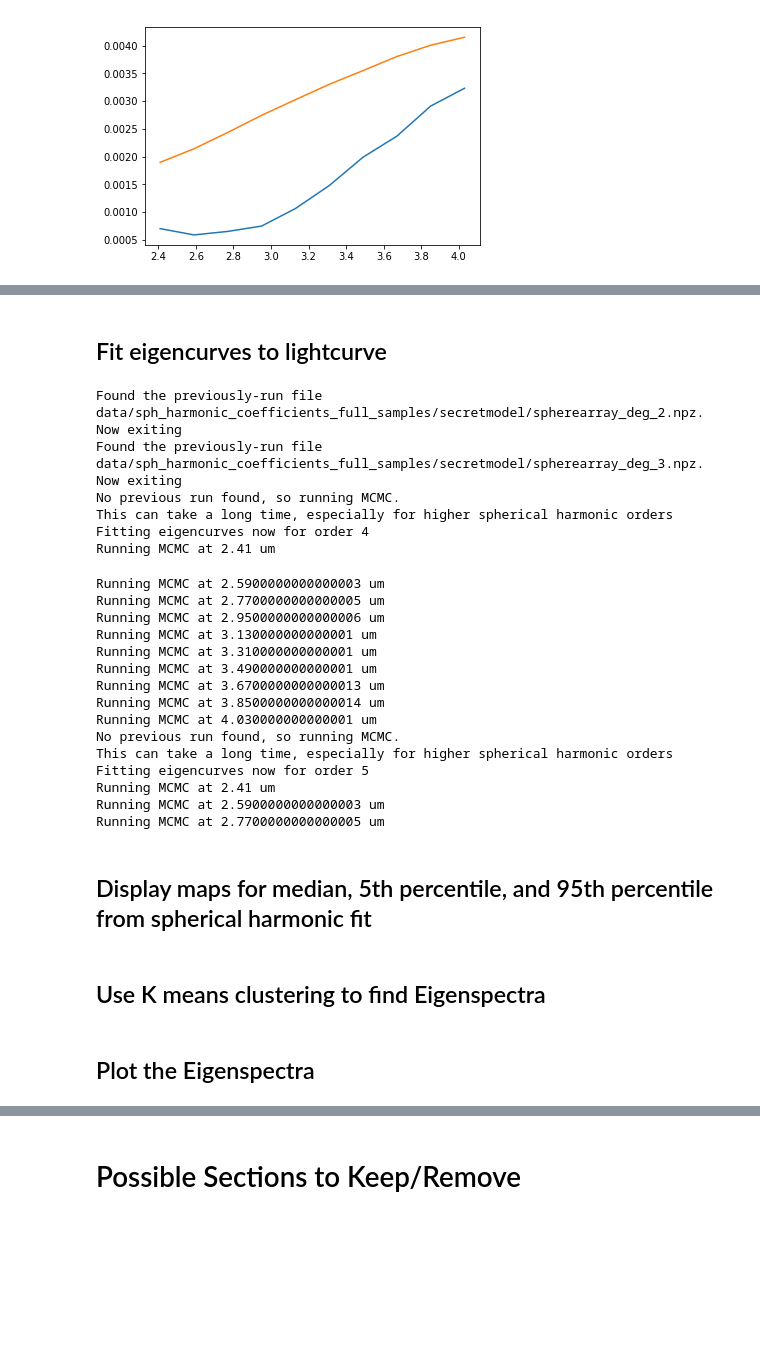
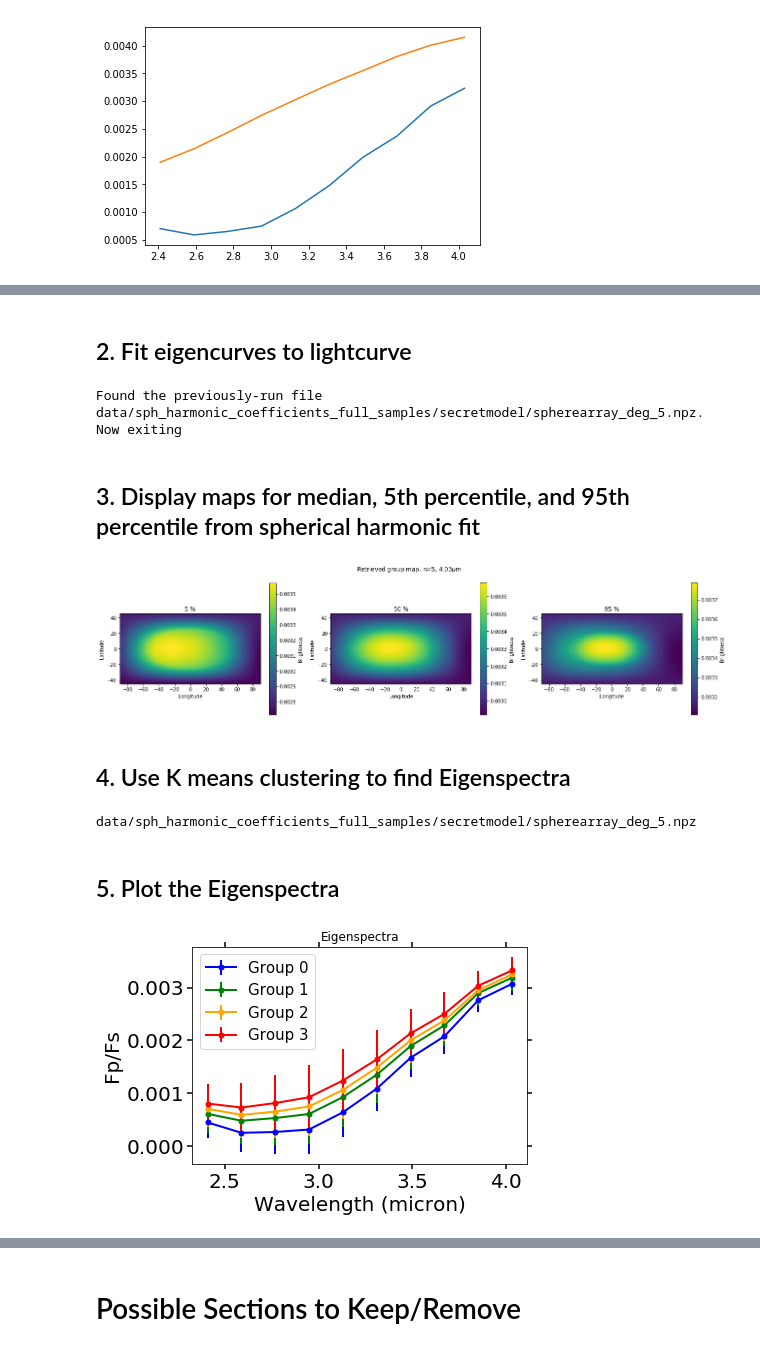
Before and after one commit to multidworlds/eigenspectra, a Jupyter notebook: master_cleaned.ipynb, the cells around one changed output, grey strips where cells are left out. Cells and saved outputs as stored; diff of their text form; code cells hidden in the pictures; blank space fills up the shorter version.

```diff
--- a/master_cleaned.ipynb
+++ b/master_cleaned.ipynb
@@ -268,43 +279,29 @@ np.savez(filename,time=time,wl=lam,dwl=dlam,lightcurve=lcurves)
 # %% [markdown]
-## Fit eigencurves to lightcurve
+## 2. Fit eigencurves to lightcurve
 # %%
 ## Results are saved in data/sph_harmonic_coefficients_full_samples
-for oneOrd in np.arange(2,6): #which degrees of spherical harmonics you want to create fits for
+for oneOrd in np.arange(5,6): #which degrees of spherical harmonics you want to create fits for
     run_higher_sph_harm.run_lc_noise_and_fit(norder=oneOrd,usePath=filename)
 # %% [output]
-Found the previously-run file data/sph_harmonic_coefficients_full_samples/secretmodel/spherearray_deg_2.npz. Now exiting
-Found the previously-run file data/sph_harmonic_coefficients_full_samples/secretmodel/spherearray_deg_3.npz. Now exiting
-No previous run found, so running MCMC.
-This can take a long time, especially for higher spherical harmonic orders
-Fitting eigencurves now for order 4
-Running MCMC at 2.41 um
+Found the previously-run file data/sph_harmonic_coefficients_full_samples/secretmodel/spherearray_deg_5.npz. Now exiting
-Running MCMC at 2.5900000000000003 um
-Running MCMC at 2.7700000000000005 um
-Running MCMC at 2.9500000000000006 um
-Running MCMC at 3.130000000000001 um
-Running MCMC at 3.310000000000001 um
-Running MCMC at 3.490000000000001 um
-Running MCMC at 3.6700000000000013 um
-Running MCMC at 3.8500000000000014 um
-Running MCMC at 4.030000000000001 um
-No previous run found, so running MCMC.
-This can take a long time, especially for higher spherical harmonic orders
-Fitting eigencurves now for order 5
-Running MCMC at 2.41 um
-Running MCMC at 2.5900000000000003 um
-Running MCMC at 2.7700000000000005 um
 # %% [markdown]
-## Display maps for median, 5th percentile, and 95th percentile from spherical harmonic fit
+## 3. Display maps for median, 5th percentile, and 95th percentile from spherical harmonic fit
 # %%
 dataDir='data/sph_harmonic_coefficients_full_samples/'+model_name+'/'
-waves=get_map_and_plot(waveInd=3,degree=3,dataDir=dataDir) #FINDME: using a different waveInd will show maps at a different wavelength; using a different degree will show a fit with a different number of spherical harmonics
+waves=get_map_and_plot(waveInd=9,degree=5,dataDir=dataDir) #FINDME: using a different waveInd will show maps at a different wavelength; using a different degree will show a fit with a different number of spherical harmonics
+# %% [output]
+[figure, added]
 # %% [markdown]
-## Use K means clustering to find Eigenspectra
+## 4. Use K means clustering to find Eigenspectra
 # %%
-degree=3 #FINDME: change this to investigate fits with different numbers of spherical harmonics
-eigenspectra_draws, kgroup_draws = find_groups(dataDir,degree=degree,trySamples=200,ngroups=3) #FINDME: change ngroups to cluster the data into a different number of eigengroups
+degree=5 #FINDME: change this to investigate fits with different numbers of spherical harmonics
+ngroups=4 #FINDME: change ngroups to cluster the data into a different number of eigengroups
+eigenspectra_draws, kgroup_draws = find_groups(dataDir,degree=degree,trySamples=200,ngroups=ngroups)
+#print("{}spherearray_deg_{}.npz".format(dataDir,degree))
+# %% [output]
+data/sph_harmonic_coefficients_full_samples/secretmodel/spherearray_deg_5.npz
 # %% [markdown]
-## Plot the Eigenspectra
+## 5. Plot the Eigenspectra
 # %%
 # THIS IS THE PART THAT NEEDS TO BE UPDATED FOR THE ERRORS THING
 eigenspectra = np.mean(eigenspectra_draws, axis=0)
@@ -312,9 +309,9 @@ eigenerrs = np.std(eigenspectra_draws, axis=0)
 kgroups = np.mean(kgroup_draws, axis=0)
 
 counter=0
-colors=['b','g','orange']
+colors=['b','g','orange','red']
 for spec, err in zip(eigenspectra, eigenerrs):
-    p.errorbar(waves, spec, err,label=('Group'+np.str(counter)),linewidth=2,marker='.',markersize=10,color=colors[counter])
+    p.errorbar(waves, spec, err,label=('Group '+np.str(counter)),linewidth=2,marker='.',markersize=10,color=colors[counter])
     counter+=1
 p.xlabel('Wavelength (micron)',fontsize=20)
 p.ylabel('Fp/Fs',fontsize=20)
@@ -322,4 +319,6 @@ plt.tick_params(labelsize=20,axis="both",right=True,top=True,width=1.5,length=5)
 p.title('Eigenspectra')
 p.legend(fontsize=15)
 p.show()
+# %% [output]
+[figure, added]
 # %% [markdown]
```
Also changed, not shown: parts of 28 cells of this notebook.
